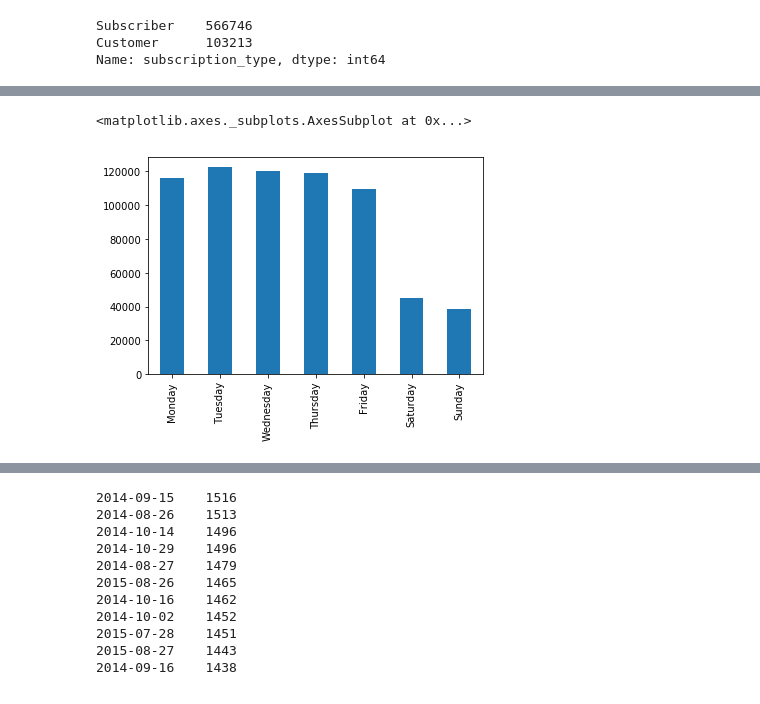
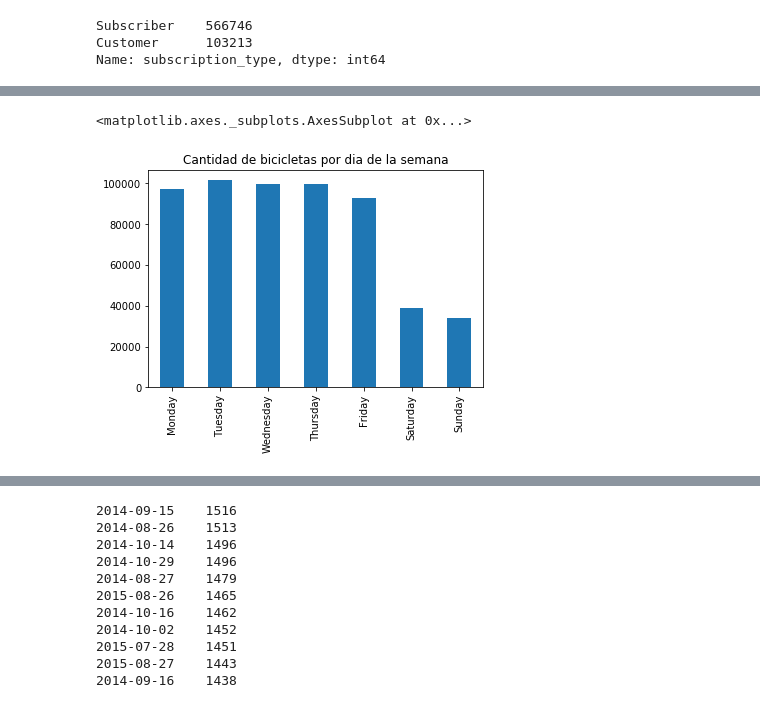
Before and after one commit to pabloernesto/sfBikes, a Jupyter notebook: robert_script.ipynb, the cells around one changed output, grey strips where cells are left out. Drawn from its saved outputs; the diff is of its cells as text; code cells hidden in the pictures.

```diff
--- a/robert_script.ipynb
+++ b/robert_script.ipynb
@@ -50,0 +81,3 @@ trip.sort_values(by=('hour'), ascending=True)['hour']\
+# %%
+trip['hour'] = trip.hour.map(lambda x: int(x))
+trip.hour
@@ -51,10 +102,11 @@ trip.sort_values(by=('hour'), ascending=True)['hour']\
 # %%
 # Cantidad de bicicletas por dia de la semana
 import calendar
+trip = trip.loc[(trip.hour > 7) & (trip.hour < 20)]
 trip['start_date'] = pd.to_datetime(trip['start_date'])
 trip['weekday'] = trip['start_date'].dt.dayofweek
 trip['weekday'].value_counts().sort_index().rename(lambda x: calendar.day_name[x])\
-                .plot.bar()
+                .plot.bar(title = "Cantidad de bicicletas por dia de la semana")
 # %% [output]
 <matplotlib.axes._subplots.AxesSubplot at 0x...>
-[figure, old version]
+[figure, new version]
```
Also changed, not shown: parts of 70 cells of this notebook, 13 other files.
